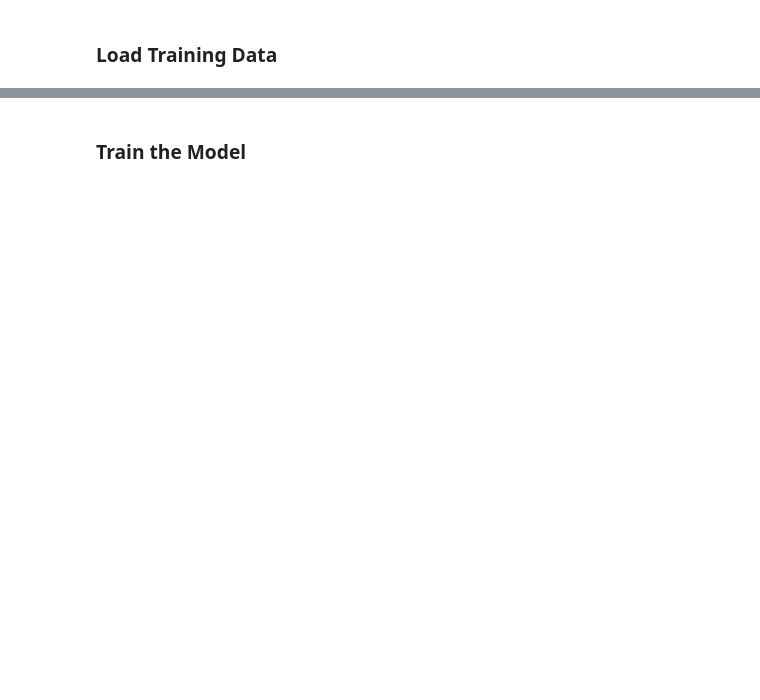
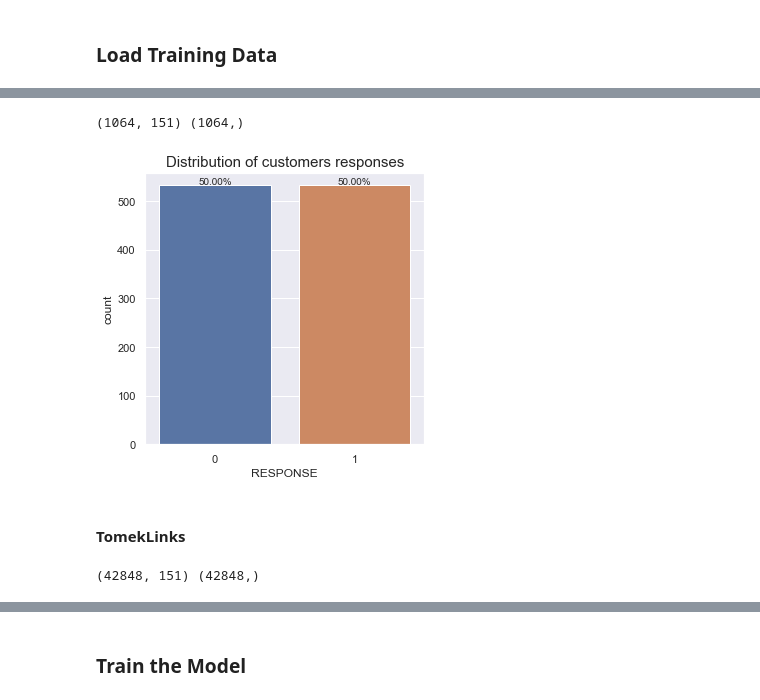
Before and after one commit to raduenuca/arvato_capstone_project, a Jupyter notebook: 3.Customer prediction.ipynb, the cells around one changed output, grey strips where cells are left out. Saved outputs shown, nothing was run; the diff lists cells and outputs as text; code cells hidden in the pictures; blank space fills up the shorter version.

```diff
--- a/3.Customer prediction.ipynb
+++ b/3.Customer prediction.ipynb
@@ -376,0 +407,14 @@ plt.show()
+# %%
+kmeans = load('temp/kmeans_model.joblib')
+resampler = ClusterCentroids(estimator=kmeans, n_jobs=-1, random_state=777)
+X_res, y_res = resampler.fit_sample(X, y.values.ravel())
+print(X_res.shape, y_res.shape)
+# %% [output]
+(1064, 151) (1064,)
+# %%
+x_df = pd.DataFrame(X_res, columns=X.columns)
+y_df = pd.DataFrame(y_res, columns=y.columns)
+# %%
+customer_distribution(y_df, 'customer_distribution_ClusterCentroids')
+# %% [output]
+[figure, added]
@@ -376,0 +424,8 @@ plt.show()
+# %% [markdown]
+#### TomekLinks
+# %%
+resampler = TomekLinks(n_jobs=-1, random_state=777)
+X_res, y_res = resampler.fit_sample(X, y.values.ravel())
+print(X_res.shape, y_res.shape)
+# %% [output]
+(42848, 151) (42848,)
```
Also changed, not shown: parts of 90 cells of this notebook.
